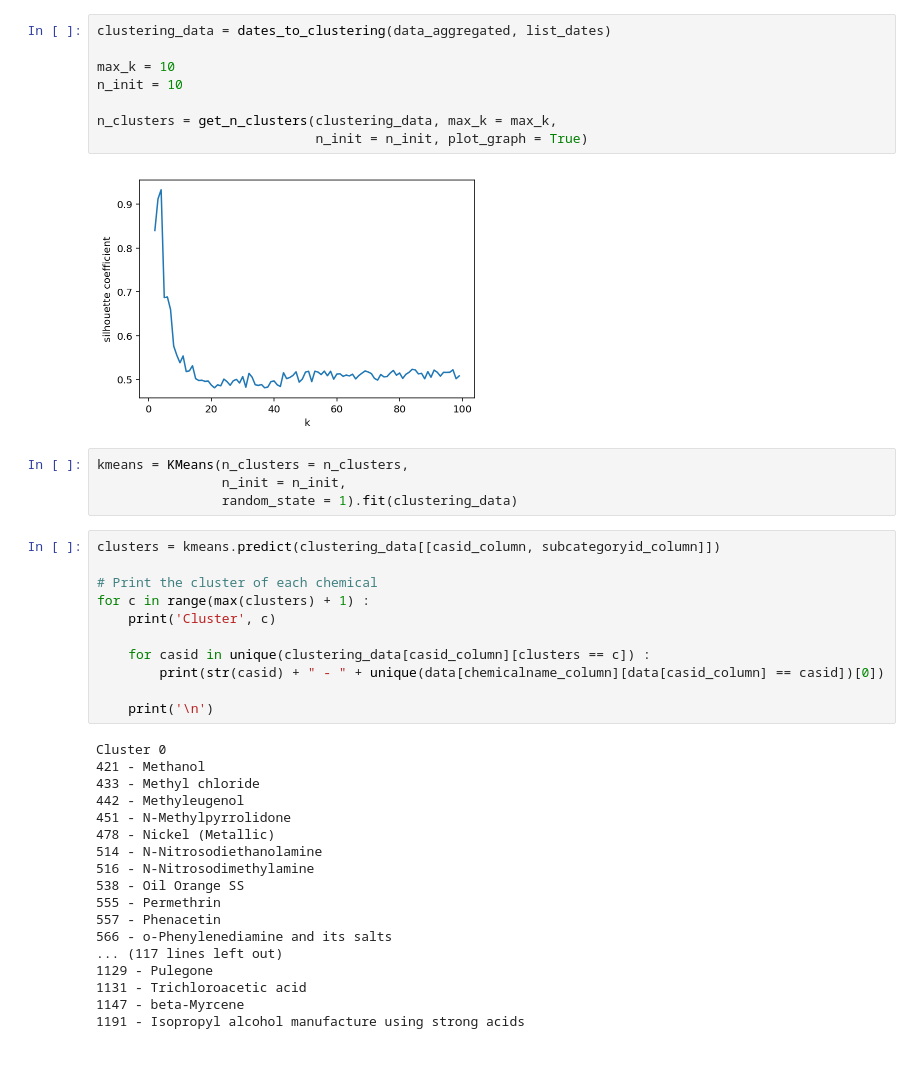
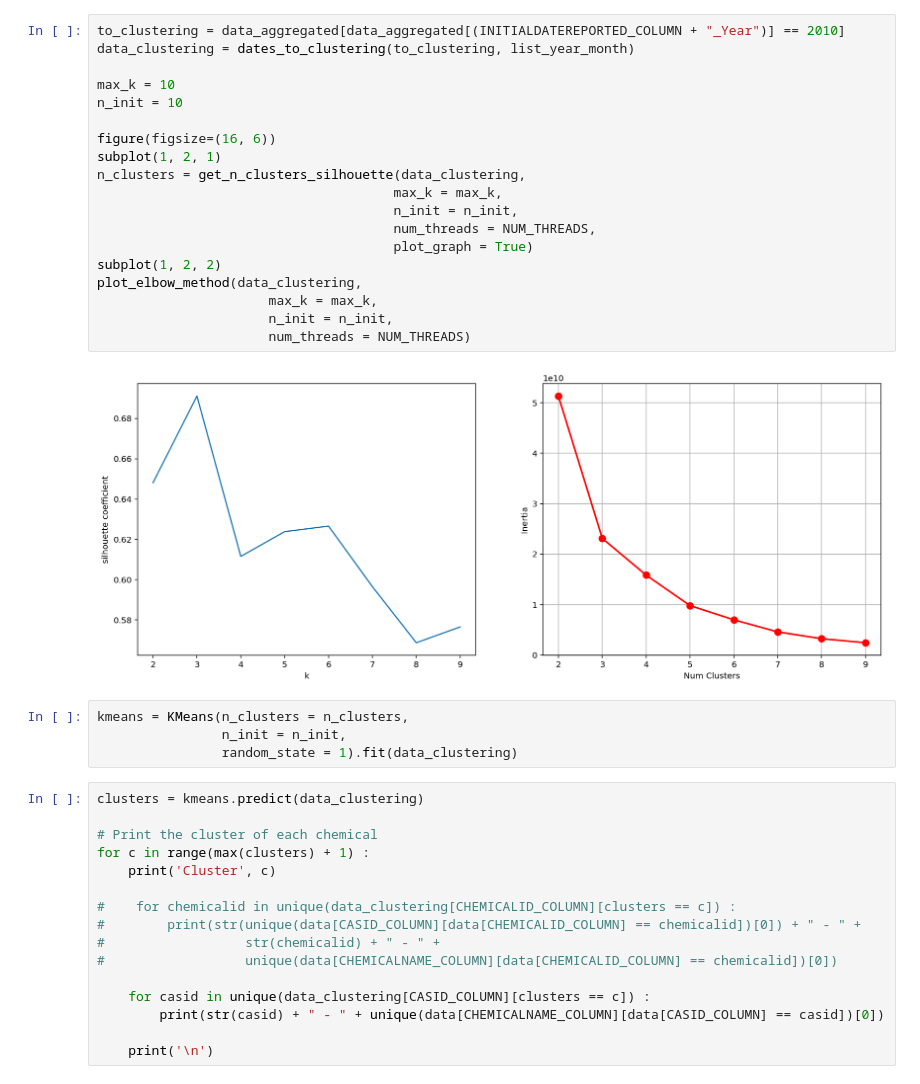
Before and after one commit to jmssalas/master-bigdata-businessanalytics, a Jupyter notebook: 09-masters-thesis/src/data_preprocessing.ipynb, the cells around one changed output. Saved outputs shown, nothing was run; the diff lists cells and outputs as text.

Commit message:
Elbow method added

```diff
--- a/09-masters-thesis/src/data_preprocessing.ipynb
+++ b/09-masters-thesis/src/data_preprocessing.ipynb
@@ -187,43 +237,41 @@ def get_n_clusters(data, max_k = 10, n_init = 10, plot_graph = False) :
-# %%
-clustering_data = dates_to_clustering(data_aggregated, list_dates)
-
-max_k = 10
-n_init = 10
-
-n_clusters = get_n_clusters(clustering_data, max_k = max_k,
-                            n_init = n_init, plot_graph = True)
-# %% [output]
-[figure, removed]
+# %%
+to_clustering = data_aggregated[data_aggregated[(INITIALDATEREPORTED_COLUMN + "_Year")] == 2010]
+data_clustering = dates_to_clustering(to_clustering, list_year_month)
+
+max_k = 10
+n_init = 10
+
+figure(figsize=(16, 6))
+subplot(1, 2, 1)
+n_clusters = get_n_clusters_silhouette(data_clustering,
+                                      max_k = max_k,
+                                      n_init = n_init,
+                                      num_threads = NUM_THREADS,
+                                      plot_graph = True)
+subplot(1, 2, 2)
+plot_elbow_method(data_clustering,
+                      max_k = max_k,
+                      n_init = n_init,
+                      num_threads = NUM_THREADS)
+# %% [output]
+[figure, added]
 # %%
 kmeans = KMeans(n_clusters = n_clusters,
                 n_init = n_init,
-                random_state = 1).fit(clustering_data)
+                random_state = 1).fit(data_clustering)
 # %%
-clusters = kmeans.predict(clustering_data[[casid_column, subcategoryid_column]])
+clusters = kmeans.predict(data_clustering)
 
 # Print the cluster of each chemical
 for c in range(max(clusters) + 1) :
     print('Cluster', c)
 
-    for casid in unique(clustering_data[casid_column][clusters == c]) :
-        print(str(casid) + " - " + unique(data[chemicalname_column][data[casid_column] == casid])[0])
+#    for chemicalid in unique(data_clustering[CHEMICALID_COLUMN][clusters == c]) :
+#        print(str(unique(data[CASID_COLUMN][data[CHEMICALID_COLUMN] == chemicalid])[0]) + " - " +
+#                  str(chemicalid) + " - " +
+#                  unique(data[CHEMICALNAME_COLUMN][data[CHEMICALID_COLUMN] == chemicalid])[0])
+
+    for casid in unique(data_clustering[CASID_COLUMN][clusters == c]) :
+        print(str(casid) + " - " + unique(data[CHEMICALNAME_COLUMN][data[CASID_COLUMN] == casid])[0])
 
     print('\n')
-# %% [output]
-Cluster 0
-421 - Methanol
-433 - Methyl chloride
-442 - Methyleugenol
-451 - N-Methylpyrrolidone
-478 - Nickel (Metallic)
-514 - N-Nitrosodiethanolamine
-516 - N-Nitrosodimethylamine
-538 - Oil Orange SS
-555 - Permethrin
-557 - Phenacetin
-566 - o-Phenylenediamine and its salts
-... (117 lines left out)
-1129 - Pulegone
-1131 - Trichloroacetic acid
-1147 - beta-Myrcene
-1191 - Isopropyl alcohol manufacture using strong acids
```
Also changed, not shown: parts of 12 cells of this notebook.
